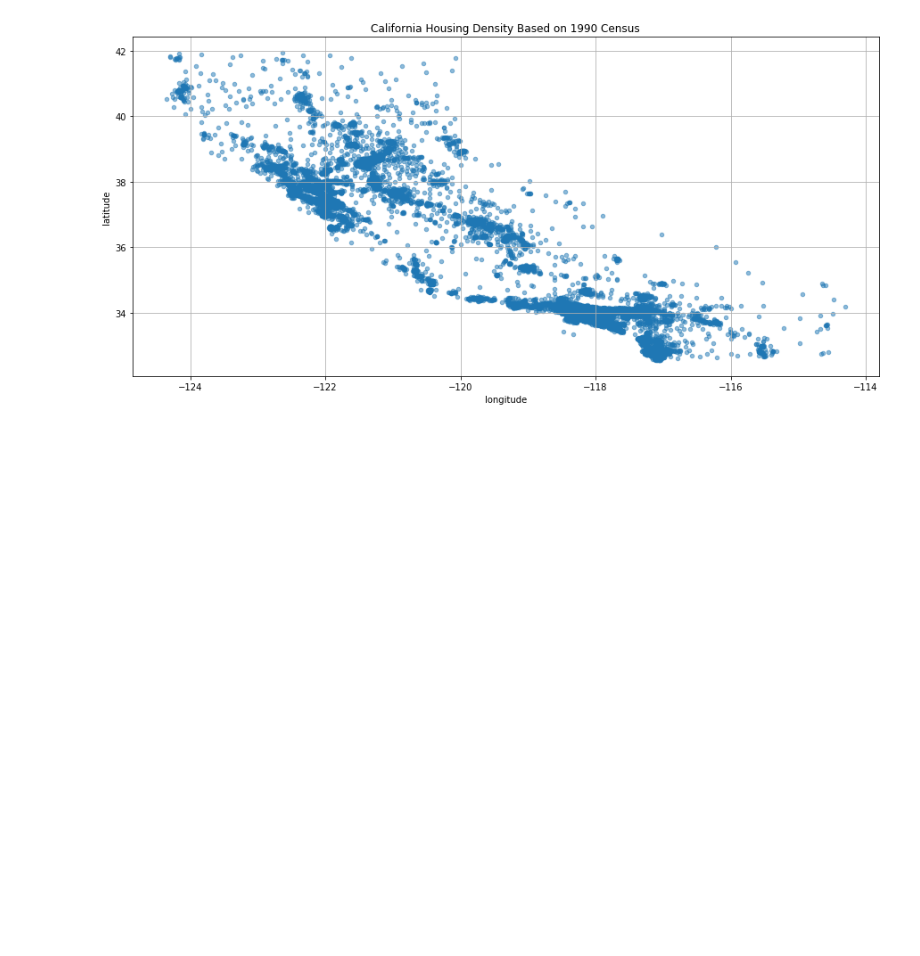
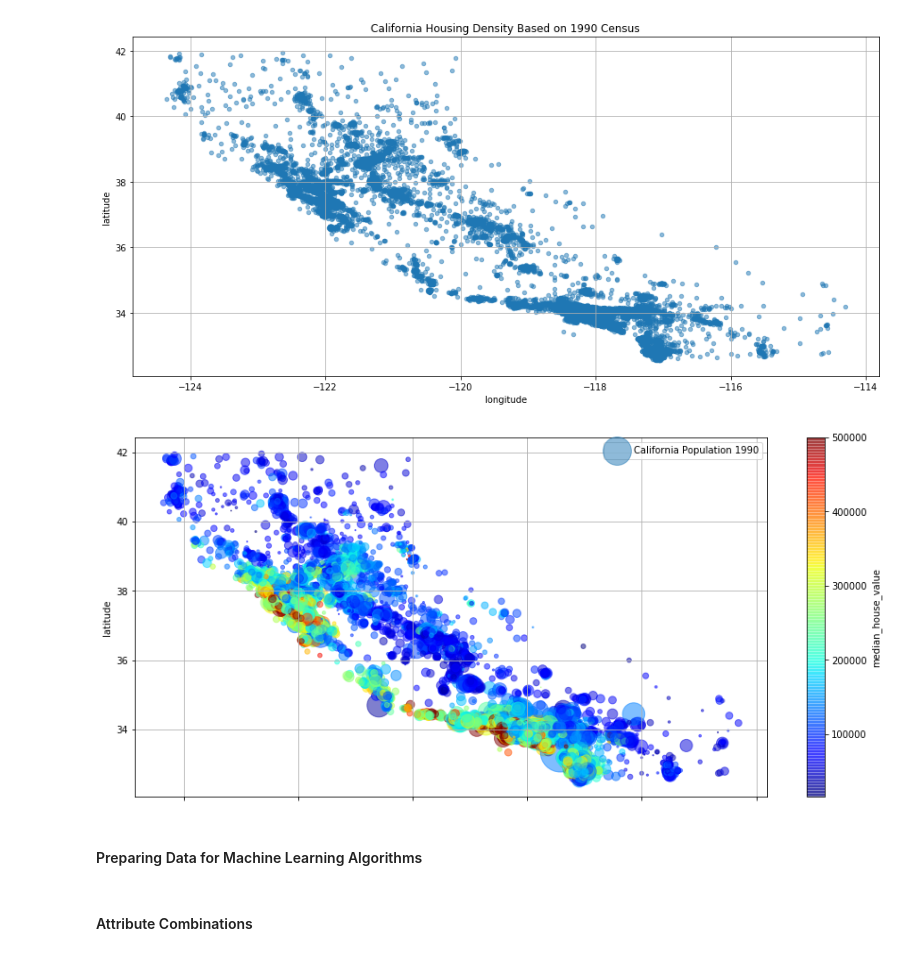
Before and after one commit to humanshado/pybootcamp, a Jupyter notebook: California Housing Prices.ipynb, the cells around one changed output. Cells and saved outputs as stored; diff of their text form; code cells hidden in the pictures; blank space fills up the shorter version.

```diff
--- a/California Housing Prices.ipynb
+++ b/California Housing Prices.ipynb
@@ -127,3 +130,14 @@ data.plot(kind='scatter', x='longitude', y='latitude', title='California Housing
 plt.show()
 # %% [output]
 [figure]
+# %%
+data.plot.scatter(x='longitude', y='latitude', label='California Population 1990', figsize=(15,7),
+          grid=True, alpha=0.5, s=data['population']/20, c='median_house_value',
+            cmap=plt.get_cmap('jet'), colorbar=True)
+plt.show()
+# %% [output]
+[figure, added]
+# %% [markdown]
+#### Preparing Data for Machine Learning Algorithms
+# %% [markdown]
+#### Attribute Combinations
```
Also changed, not shown: parts of 11 cells of this notebook.
